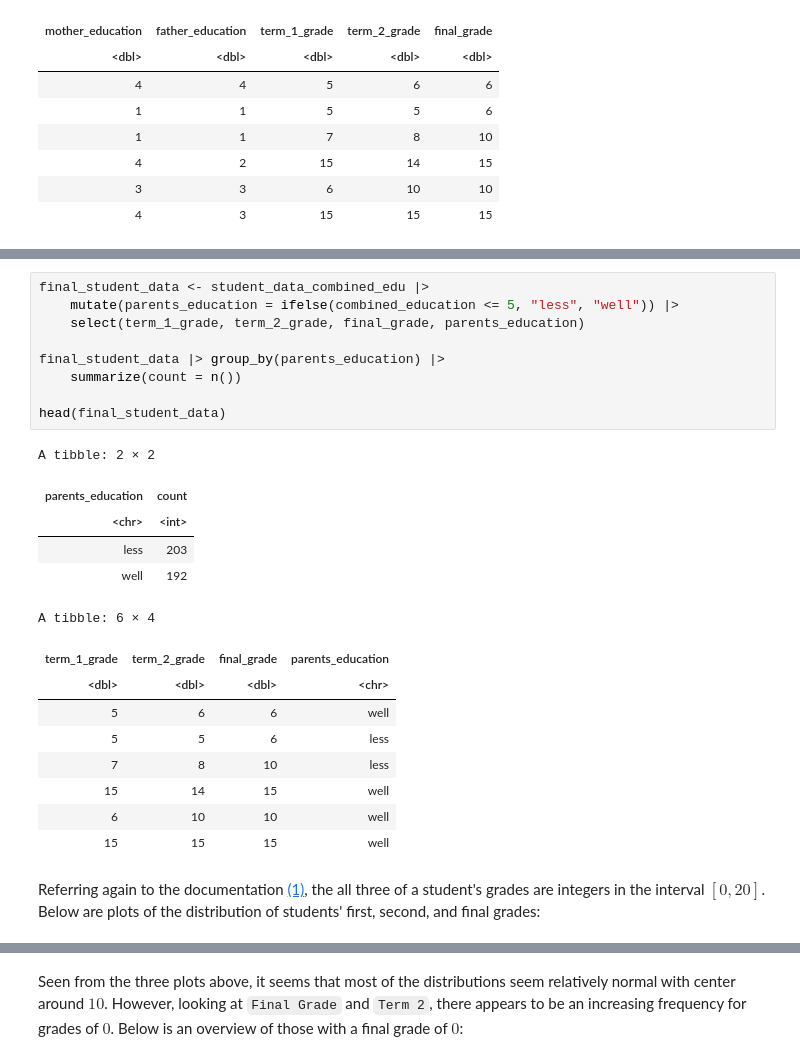
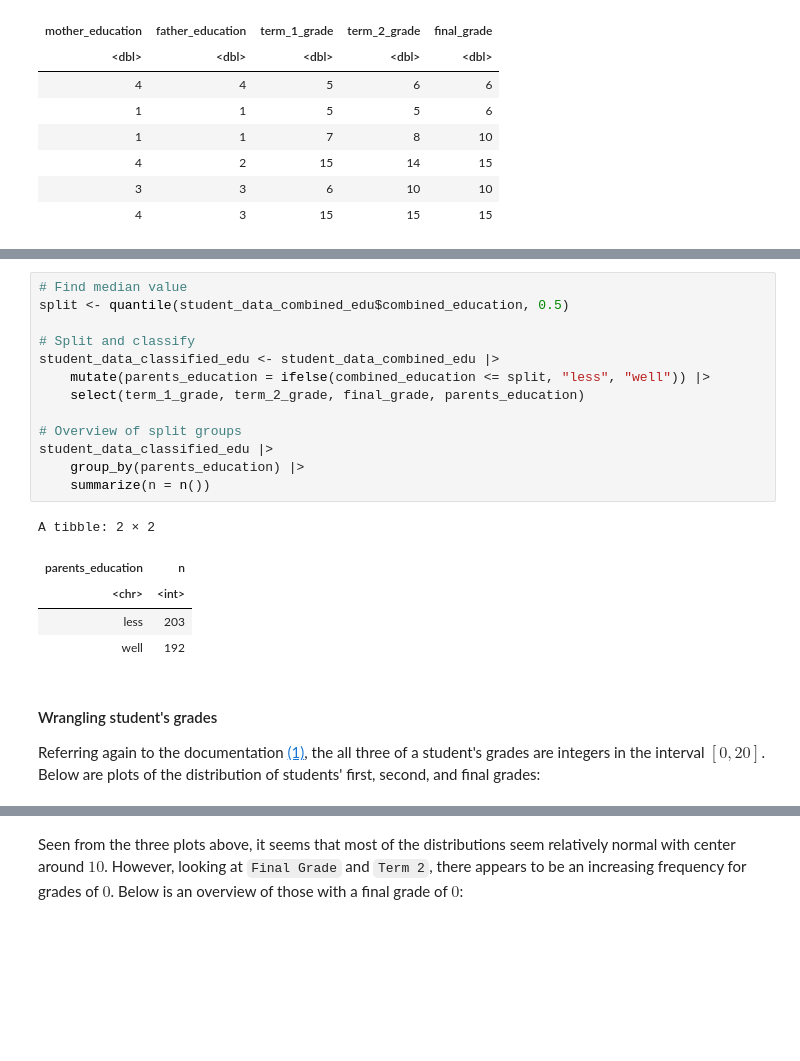
Before and after one commit to j-ackyao/STAT-Inference, a Jupyter notebook: project report.ipynb, the cells around one changed output, grey strips where cells are left out. Drawn from its saved outputs; the diff is of its cells as text; blank space fills up the shorter version.

```diff
--- a/project report.ipynb
+++ b/project report.ipynb
@@ -161,28 +172,25 @@ It is not statistically correct to assume that post-secondary is the educational
 # %%
-final_student_data <- student_data_combined_edu |>
-    mutate(parents_education = ifelse(combined_education <= 5, "less", "well")) |>
+# Find median value
+split <- quantile(student_data_combined_edu$combined_education, 0.5)
+
+# Split and classify
+student_data_classified_edu <- student_data_combined_edu |>
+    mutate(parents_education = ifelse(combined_education <= split, "less", "well")) |>
     select(term_1_grade, term_2_grade, final_grade, parents_education)
 
-final_student_data |> group_by(parents_education) |>
-    summarize(count = n())
-
-head(final_student_data)
+# Overview of split groups
+student_data_classified_edu |>
+    group_by(parents_education) |>
+    summarize(n = n())
 # %% [output]
 A tibble: 2 × 2
-| parents_education | count |
+| parents_education | n |
 | <chr> | <int> |
 | less | 203 |
 | well | 192 |
-A tibble: 6 × 4
-| term_1_grade | term_2_grade | final_grade | parents_education |
-| <dbl> | <dbl> | <dbl> | <chr> |
-| 5 | 6 | 6 | well |
-| 5 | 5 | 6 | less |
-| 7 | 8 | 10 | less |
-| 15 | 14 | 15 | well |
-| 6 | 10 | 10 | well |
-| 15 | 15 | 15 | well |
 # %% [markdown]
+#### Wrangling student's grades <a id='students'></a>
+
 Referring again to the documentation [(1)](#ref_1), the all three of a student's grades are integers in the interval $[0, 20]$.
 Below are plots of the distribution of students' first, second, and final grades:
 # %%
```
Also changed, not shown: parts of 23 cells of this notebook.
